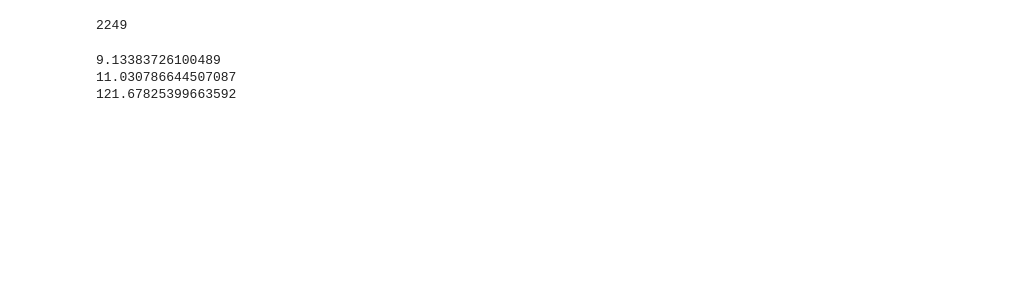
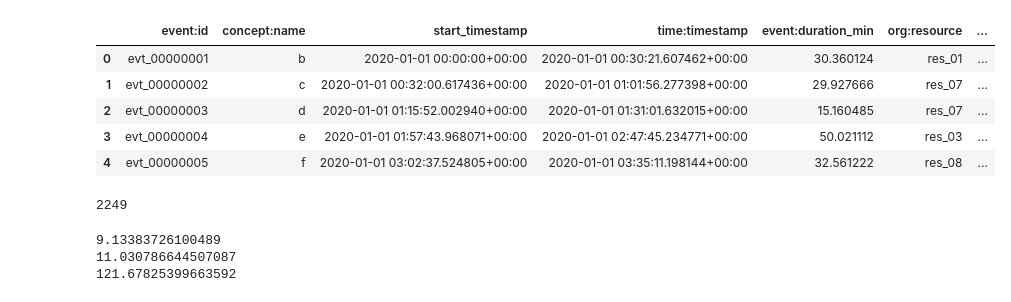
Before and after one commit to boraderen/thesis, a Jupyter notebook: notebooks/misc.ipynb, the cells around one changed output. Drawn from its saved outputs; the diff is of its cells as text; code cells hidden in the pictures; blank space fills up the shorter version.

```diff
--- a/notebooks/misc.ipynb
+++ b/notebooks/misc.ipynb
@@ -16,3 +27,14 @@ log.head()
+# %%
+warnings.filterwarnings("ignore")
+log = pm4py.read_xes("../data/resource.xes")
+log.head()
+# %% [output]
+|  | event:id | concept:name | start_timestamp | time:timestamp | event:duration_min | org:resource | ... |
+| 0 | evt_00000001 | b | 2020-01-01 00:00:00+00:00 | 2020-01-01 00:30:21.607462+00:00 | 30.360124 | res_01 | ... |
+| 1 | evt_00000002 | c | 2020-01-01 00:32:00.617436+00:00 | 2020-01-01 01:01:56.277398+00:00 | 29.927666 | res_07 | ... |
+| 2 | evt_00000003 | d | 2020-01-01 01:15:52.002940+00:00 | 2020-01-01 01:31:01.632015+00:00 | 15.160485 | res_07 | ... |
+| 3 | evt_00000004 | e | 2020-01-01 01:57:43.968071+00:00 | 2020-01-01 02:47:45.234771+00:00 | 50.021112 | res_03 | ... |
+| 4 | evt_00000005 | f | 2020-01-01 03:02:37.524805+00:00 | 2020-01-01 03:35:11.198144+00:00 | 32.561222 | res_08 | ... |
 # %%
 traces = (
     log.sort_values("time:timestamp")
```
Also changed, not shown: parts of 2 cells of this notebook, 26 other files.
